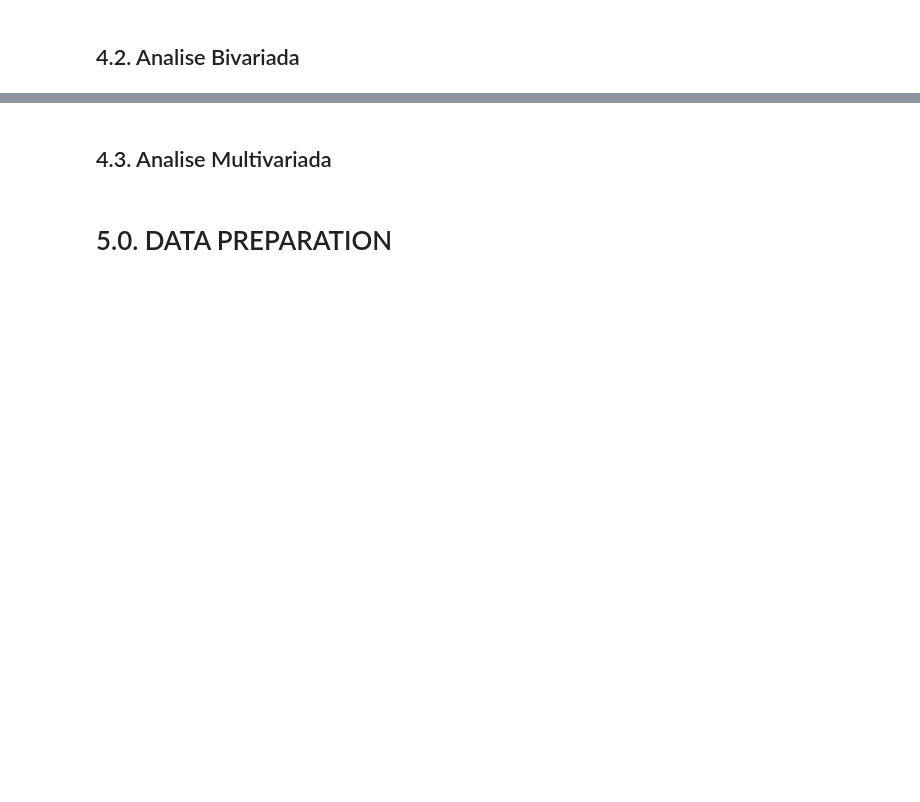
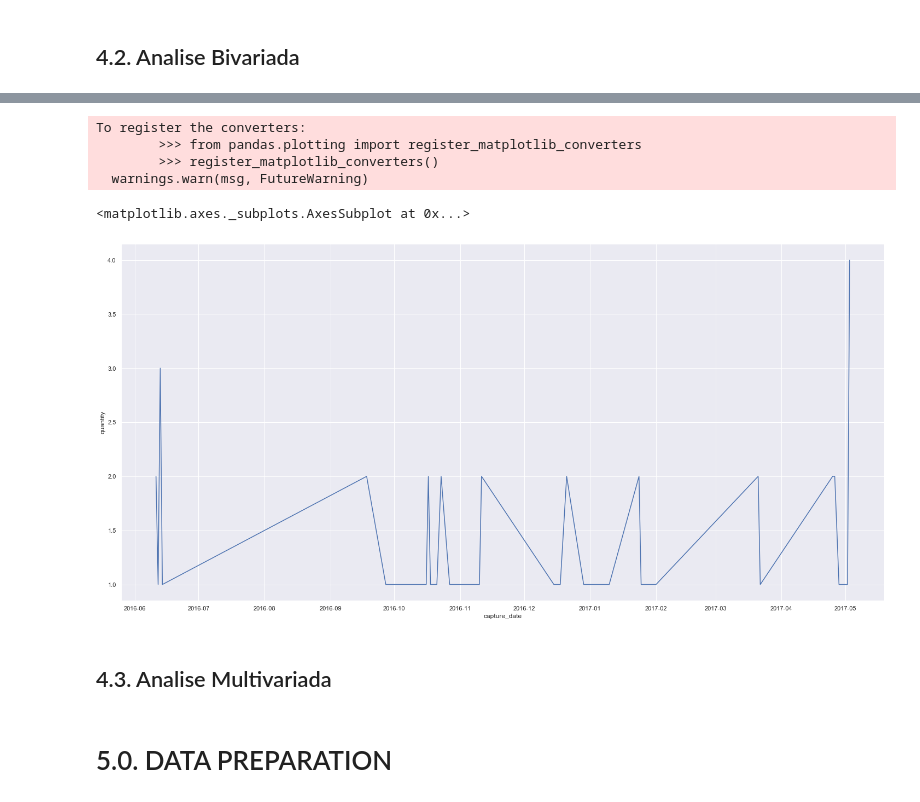
Before and after one commit to Meigarom/Demand-Forecast, a Jupyter notebook: notebooks/Products-Prediction.ipynb, the cells around one changed output, grey strips where cells are left out. Saved outputs shown, nothing was run; the diff lists cells and outputs as text; code cells hidden in the pictures; blank space fills up the shorter version.

Commit message:
start data preparation

```diff
--- a/notebooks/Products-Prediction.ipynb
+++ b/notebooks/Products-Prediction.ipynb
@@ -160,6 +166,33 @@ df2['process_date_week_of_year'] = df2['process_date'].dt.weekofyear
 # year week
 df2['capture_year_week'] = df2['capture_date'].dt.strftime( '%Y-%W' )
 df2['process_year_week'] = df2['process_date'].dt.strftime( '%Y-%W' )
+
+# unit price
+df2['unit_price'] = df2['price'] / df2['quantity']
+
+# Category
+old_category = list( df2['category'].drop_duplicates() )
+new_category = [ 'C01', 'C02', 'C03', 'C04', 'C05', 'C06', 'C07', 'C08', 'C09', 'C10', 'C11' ]
+category_de_para = dict( zip( old_category, new_category ) )
+df2['category'] = df2['category'].map( category_de_para )
+
+# Produts ( code )
+old_products = list( df2['code'].drop_duplicates() )
+new_products = ['P' + str( i ) for i in np.arange( 1, 132 )]
+code_de_para = dict( zip( old_products, new_products ) )
+df2['code'] = df2['code'].map( code_de_para )
+
+# Source Channel
+old_channel = list( df2['source_channel'].drop_duplicates() )
+new_channel = ['channel' + str( i ) for i in np.arange( 1, 17 ) ]
+channel_de_para = dict( zip( old_channel, new_channel ) )
+df2['source_channel'] = df2['source_channel'].map( channel_de_para )
+
+# Order Id
+old_order = list( df2['order_id'].drop_duplicates() )
+new_order = [i for i in np.arange( 1, 175576 )]
+order_de_para = dict( zip( old_order, new_order ) )
+df2['order_id'] = df2['order_id'].map( order_de_para )
 # %% [markdown]
 # 3.0. FILTRAGEM DE VARIÁVEIS
 # %%
@@ -169,6 +202,18 @@ df3 = df2.copy()
 # %% [markdown]
 ## 3.2. Seleção das Colunas
+# %%
+drop_cols = [
+    'order_id',
+    'price',
+    'pis_cofins', 'icms', 'tax_substitution', 'liquid_cost',
+    'order_status', 'process_status',
+    'process_date', 'process_date_year', 'process_date_month', 'process_date_day', 'process_date_week_of_year',
+    'source_channel']
+
+df3 = df3.drop( drop_cols, axis=1 )
 # %% [markdown]
 # 4.0. ANÁLISE EXPLORATÓRIA DE DADOS
+# %%
+df4 = df3.copy()
 # %% [markdown]
 ## 4.1. Analise Univariada
@@ -175,2 +229,5 @@ df3 = df2.copy()
 # %% [markdown]
 ## 4.2. Analise Bivariada
+# %%
+aux = df4[['code', 'quantity', 'capture_date']].groupby( ['code', 'capture_date'] ).sum().reset_index()
+aux = aux[aux['capture_date'] != '1900-01-01']
@@ -177,3 +243,12 @@ df3 = df2.copy()
+# %%
+ sns.lineplot( x='capture_date', y='quantity', data=aux[aux['code'] == 'P1'] )
+# %% [output]
+To register the converters:
+        >>> from pandas.plotting import register_matplotlib_converters
+        >>> register_matplotlib_converters()
+  warnings.warn(msg, FutureWarning)
+<matplotlib.axes._subplots.AxesSubplot at 0x...>
+[figure, added]
 # %% [markdown]
 ## 4.3. Analise Multivariada
 # %% [markdown]
```
Also changed, not shown: parts of 10 cells of this notebook.
